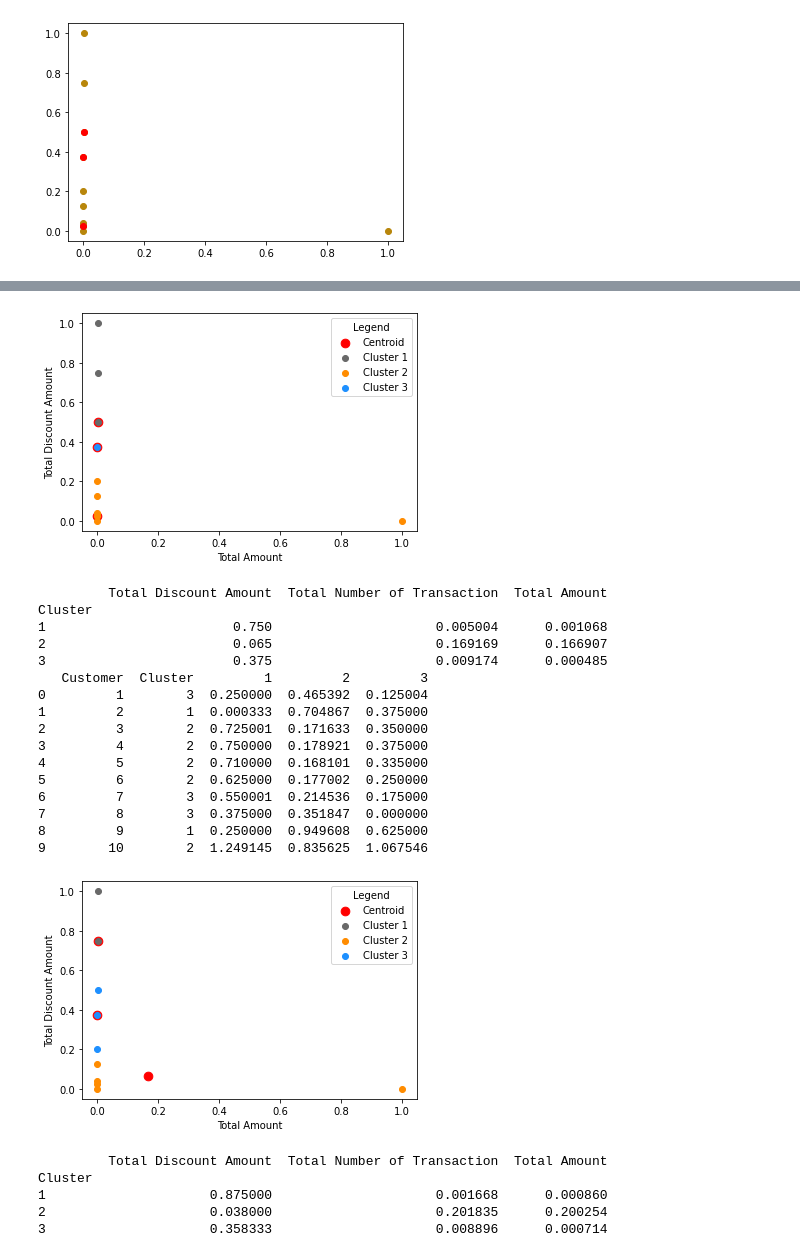
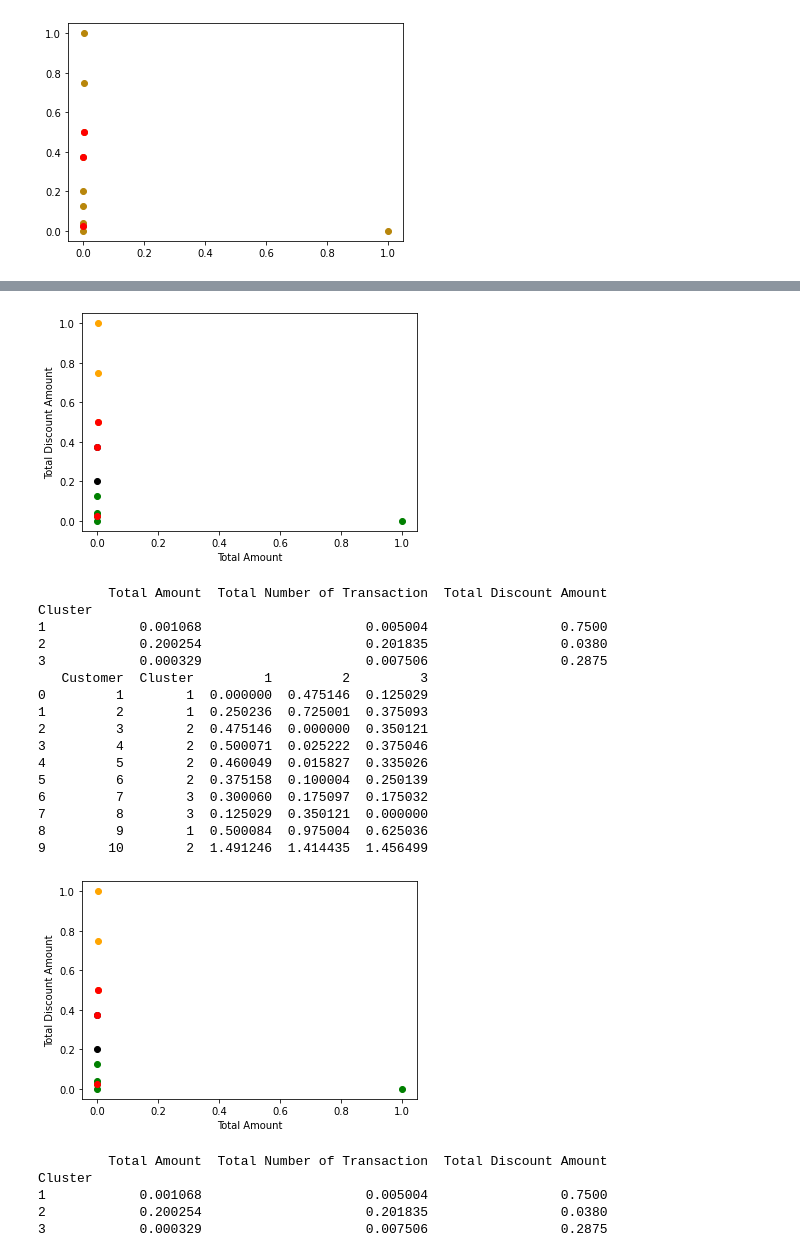
Before and after one commit to emily-indrakusuma/KMeanswithMinMax, a Jupyter notebook: Preprocessing_and_KMeans.ipynb, the cells around one changed output, grey strips where cells are left out. Cells and saved outputs as stored; diff of their text form; code cells hidden in the pictures.

```diff
--- a/Preprocessing_and_KMeans.ipynb
+++ b/Preprocessing_and_KMeans.ipynb
@@ -103,7 +103,7 @@ df.head(10)
 # %% [markdown]
 # **K-Means with 3 Centroid and 2 Iterations**
 # %%
-k = 3
+K = 3
 # rows = df.shape[0]
 # cols = df.shape[1]
 
@@ -126,47 +126,41 @@ diff = 1
 val=0
 
 for y in range(0,2):
-    targetData=df
+    XD=df
     i=1
     for index1,row_c in centroids.iterrows():
         ED=[]
-        for index2,row_d in targetData.iterrows():
+        for index2,row_d in XD.iterrows():
             d1=(row_c["Total Amount"]-row_d["Total Amount"])**2
-            d2=(row_c["Total Discount Amount"]-row_d["Total Discount Amount"])**2
-            d=np.sqrt(d1+d2)
+            d2=(row_c["Total Number of Transaction"]-row_d["Total Number of Transaction"])**2
+            d3=(row_c["Total Discount Amount"]-row_d["Total Discount Amount"])**2
+            d=np.sqrt(d1+d2+d3)
             ED.append(d)
         df[i]=ED
         i=i+1
+
     C=[]
     for index,row in df.iterrows():
         min_dist=row[1]
         pos=1
-        for i in range(k):
+        for i in range(K):
             if row[i+1] < min_dist:
                 min_dist = row[i+1]
                 pos=i+1
         C.append(pos)
     df["Cluster"]=C
-
     print(df[['Customer','Cluster',1,2,3]])
-
-    color=['dimgray','darkorange','dodgerblue']
-    clusters = ['Centroid','Cluster 1', 'Cluster 2', 'Cluster 3']
-    plt.scatter(centroids["Total Amount"],centroids["Total Discount Amount"],c='red',s=75)
-    for K in range(k):
-      data=df[df["Cluster"]==K+1]
-      plt.scatter(data["Total Amount"],data["Total Discount Amount"],c=color[K])
+    color=['orange','green','black']
+    for k in range(K):
+      data=df[df["Cluster"]==k+1]
+      plt.scatter(data["Total Amount"],data["Total Discount Amount"],c=color[k])
+    plt.scatter(centroids["Total Amount"],centroids["Total Discount Amount"],c='red')
     plt.xlabel('Total Amount')
     plt.ylabel('Total Discount Amount')
-    plt.legend(labels=clusters,
-           title="Legend")
-
     plt.show()
 
 
-    centroids_new = df.groupby(["Cluster"]).mean()[["Total Discount Amount","Total Number of Transaction","Total Amount"]]
-
-    centroids = df.groupby(["Cluster"]).mean()[["Total Discount Amount","Total Number of Transaction","Total Amount"]]
+    centroids_new = df.groupby(["Cluster"]).mean()[["Total Amount","Total Number of Transaction","Total Discount Amount"]]
 
     print (centroids_new)
 # %% [output]
@@ -184,26 +178,26 @@ for y in range(0,2):
-[figure, old version]
+[figure, new version]
-         Total Discount Amount  Total Number of Transaction  Total Amount
+         Total Amount  Total Number of Transaction  Total Discount Amount
 Cluster
-1                        0.750                     0.005004      0.001068
-2                        0.065                     0.169169      0.166907
-3                        0.375                     0.009174      0.000485
+1            0.001068                     0.005004                 0.7500
+2            0.200254                     0.201835                 0.0380
+3            0.000329                     0.007506                 0.2875
    Customer  Cluster         1         2         3
-0         1        3  0.250000  0.465392  0.125004
-1         2        1  0.000333  0.704867  0.375000
-2         3        2  0.725001  0.171633  0.350000
-3         4        2  0.750000  0.178921  0.375000
-4         5        2  0.710000  0.168101  0.335000
-5         6        2  0.625000  0.177002  0.250000
-6         7        3  0.550001  0.214536  0.175000
-7         8        3  0.375000  0.351847  0.000000
-8         9        1  0.250000  0.949608  0.625000
-9        10        2  1.249145  0.835625  1.067546
+0         1        1  0.000000  0.475146  0.125029
+1         2        1  0.250236  0.725001  0.375093
+2         3        2  0.475146  0.000000  0.350121
+3         4        2  0.500071  0.025222  0.375046
+4         5        2  0.460049  0.015827  0.335026
+5         6        2  0.375158  0.100004  0.250139
+6         7        3  0.300060  0.175097  0.175032
+7         8        3  0.125029  0.350121  0.000000
+8         9        1  0.500084  0.975004  0.625036
+9        10        2  1.491246  1.414435  1.456499
-[figure, old version]
+[figure, new version]
-         Total Discount Amount  Total Number of Transaction  Total Amount
+         Total Amount  Total Number of Transaction  Total Discount Amount
 Cluster
-1                     0.875000                     0.001668      0.000860
-2                     0.038000                     0.201835      0.200254
-3                     0.358333                     0.008896      0.000714
+1            0.001068                     0.005004                 0.7500
+2            0.200254                     0.201835                 0.0380
+3            0.000329                     0.007506                 0.2875
 # %%
 df.head(10)
 # %% [output]
```
Also changed, not shown: parts of 3 cells of this notebook.
